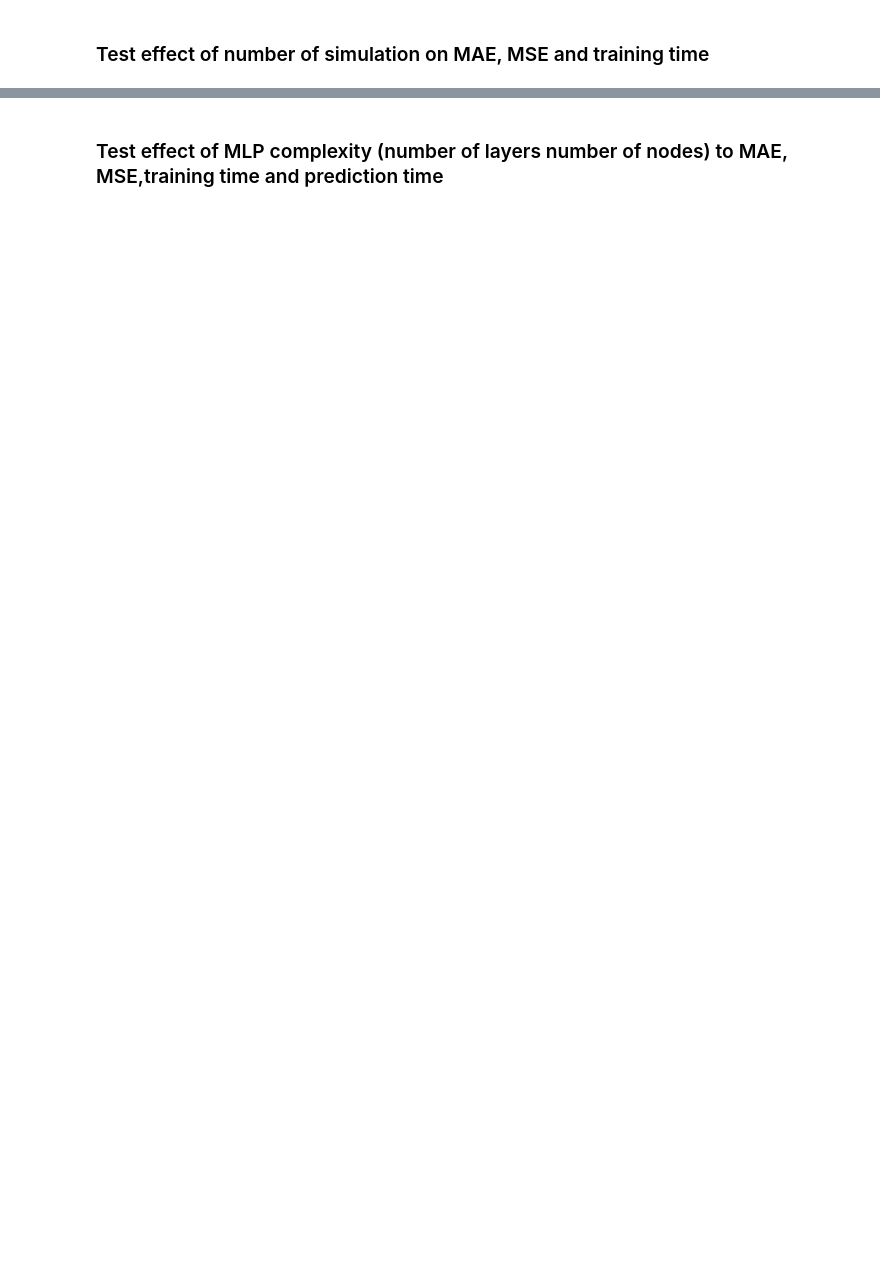
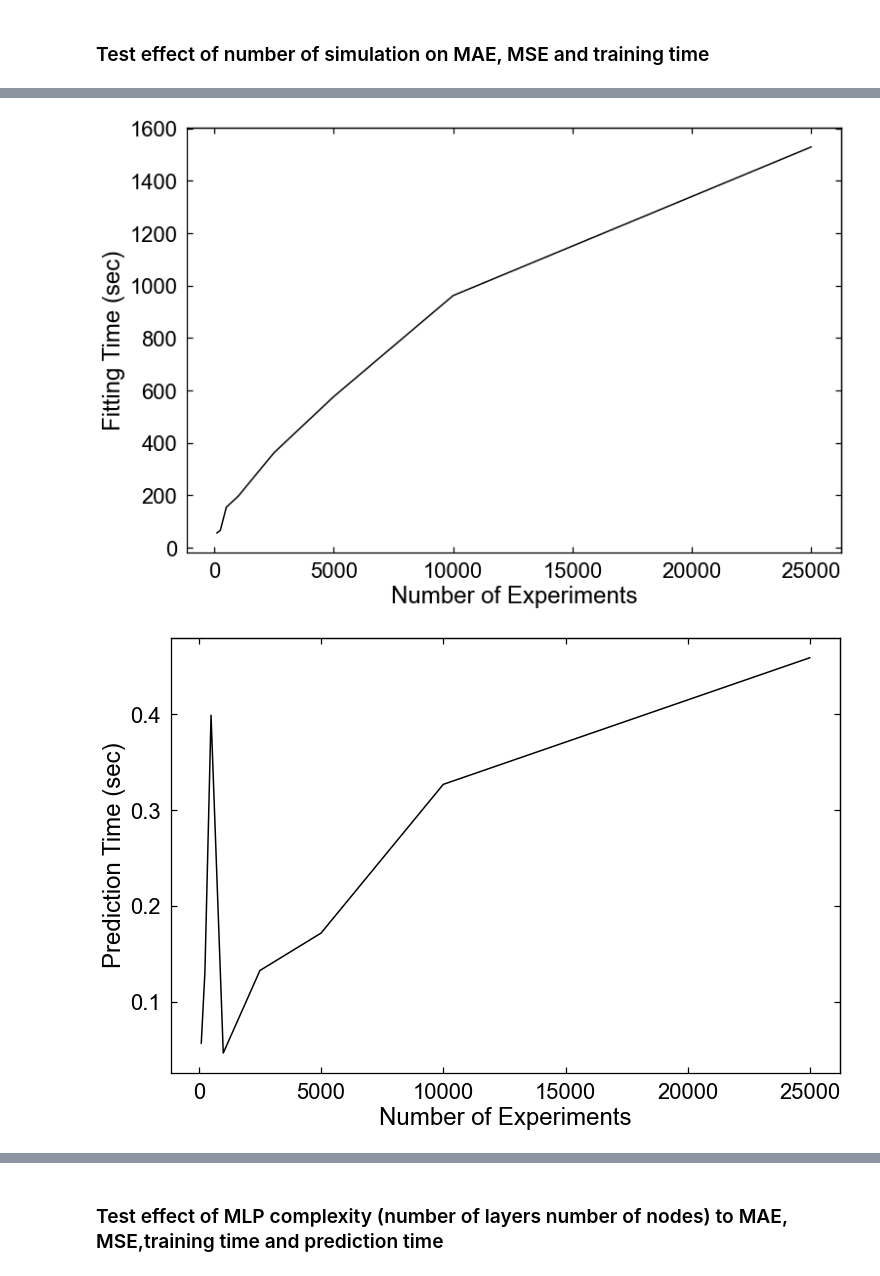
Before and after one commit to kziovas/msc-thesis-project-informatics, a Jupyter notebook: MLP_Analysis.ipynb, the cells around one changed output, grey strips where cells are left out. Drawn from its saved outputs; the diff is of its cells as text; code cells hidden in the pictures; blank space fills up the shorter version.

```diff
--- a/MLP_Analysis.ipynb
+++ b/MLP_Analysis.ipynb
@@ -45,0 +46,10 @@ dump(results, 'mlp_number_of_sims_results.joblib')
+# %%
+#Load results
+results=load('models/mlp_number_of_sims_results.joblib')
+df_num_exp = pd.DataFrame.from_records(
+    results, columns=['Number of Experiments', "Fitting Time (sec)","Prediction Time (sec)","MSE Diameter","MSE SD","MAE Diameter","MAE SD"])
+# %%
+perform_plot(df_num_exp)
+# %% [output]
+[figure, added]
+[figure, added]
```
Also changed, not shown: parts of 14 cells of this notebook, 26 other files.
